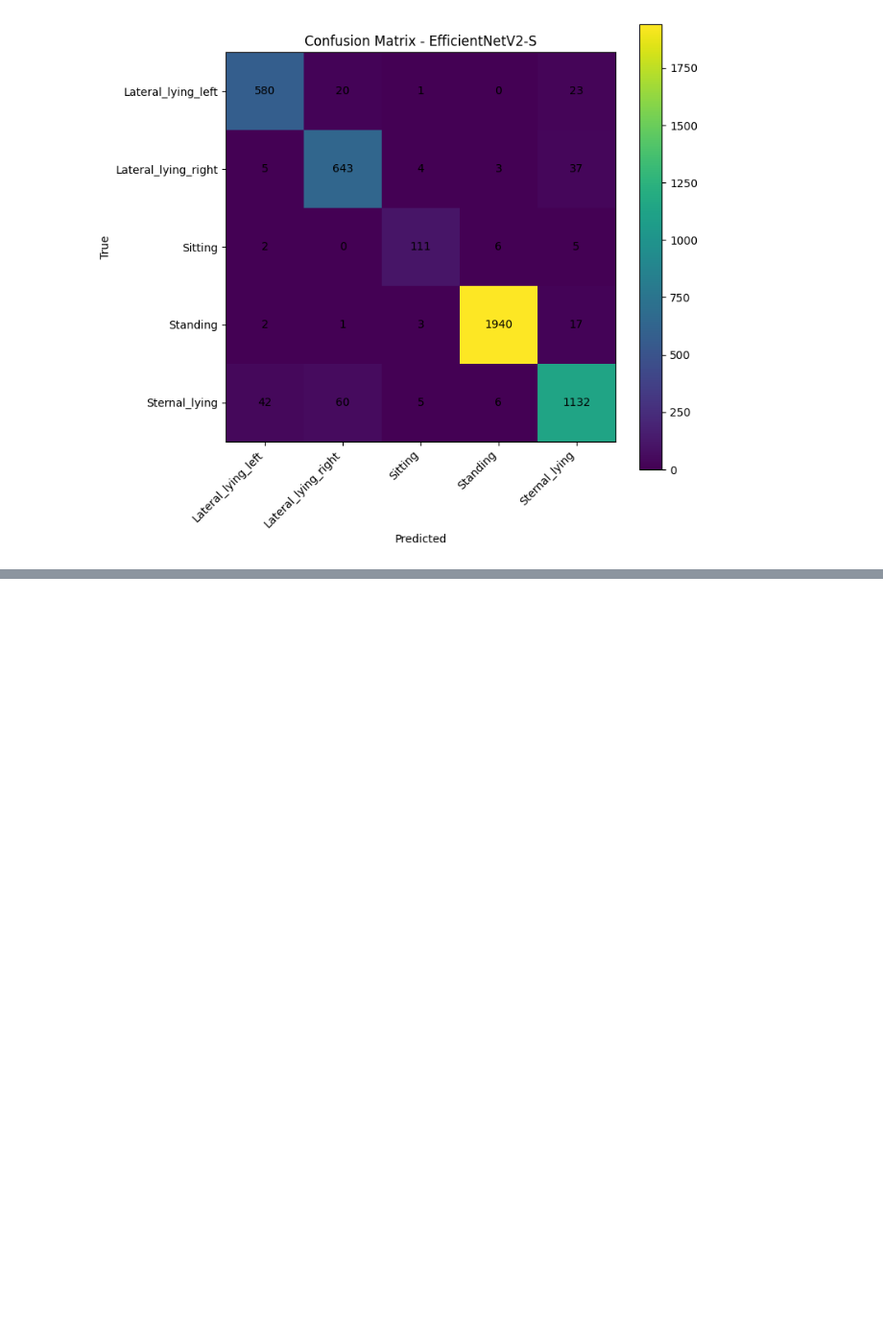
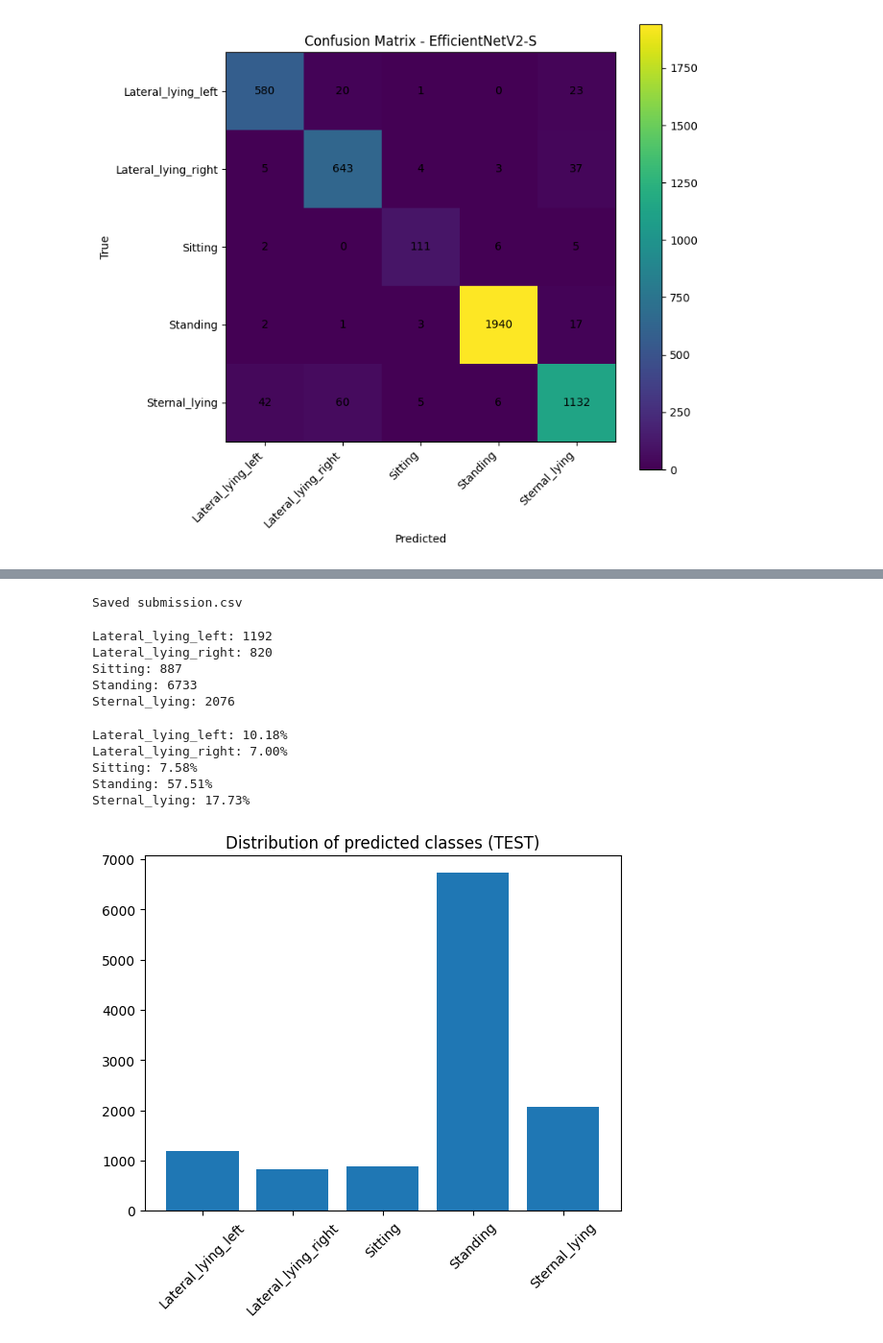
Before and after one commit to StaryDron/PigPostureComputerVision, a Jupyter notebook: EfficientNet_V2.ipynb, the cells around one changed output, grey strips where cells are left out. Shown at 96% size. Cells and saved outputs as stored; diff of their text form; code cells hidden in the pictures; blank space fills up the shorter version.

```diff
--- a/EfficientNet_V2.ipynb
+++ b/EfficientNet_V2.ipynb
@@ -514,0 +617,8 @@ plt.show()
+# %%
+model.load_state_dict(checkpoint["model_state_dict"])
+
+model = model.to(device)
+model.eval()
+
+print("Model loaded.")
+print("Best saved F1:", checkpoint.get("best_f1"))
@@ -514,0 +628,15 @@ plt.show()
+# %%
+row_ids = []
+predictions = []
+
+model.eval()
+
+with torch.no_grad():
+    for images, ids in test_loader:
+        images = images.to(device, non_blocking=True)
+
+        outputs = model(images)
+        preds = outputs.argmax(dim=1)
+
+        row_ids.extend(ids)
+        predictions.extend(preds.cpu().numpy())
@@ -514,0 +659,43 @@ plt.show()
+# %%
+submission.to_csv("submission.csv", index=False)
+print("Saved submission.csv")
+# %% [output]
+Saved submission.csv
+# %%
+import pandas as pd
+
+pred_series = pd.Series(predictions)
+
+class_counts = pred_series.value_counts().sort_index()
+
+for cls_id, count in class_counts.items():
+    print(f"{CLASS_NAMES[cls_id]}: {count}")
+# %% [output]
+Lateral_lying_left: 1192
+Lateral_lying_right: 820
+Sitting: 887
+Standing: 6733
+Sternal_lying: 2076
+# %%
+class_percent = pred_series.value_counts(normalize=True).sort_index()
+
+for cls_id, pct in class_percent.items():
+    print(f"{CLASS_NAMES[cls_id]}: {pct:.2%}")
+# %% [output]
+Lateral_lying_left: 10.18%
+Lateral_lying_right: 7.00%
+Sitting: 7.58%
+Standing: 57.51%
+Sternal_lying: 17.73%
+# %%
+import matplotlib.pyplot as plt
+
+labels = [CLASS_NAMES[i] for i in class_counts.index]
+
+plt.figure()
+plt.bar(labels, class_counts.values)
+plt.xticks(rotation=45)
+plt.title("Distribution of predicted classes (TEST)")
+plt.show()
+# %% [output]
+[figure, added]
```
Also changed, not shown: parts of 17 cells of this notebook.
